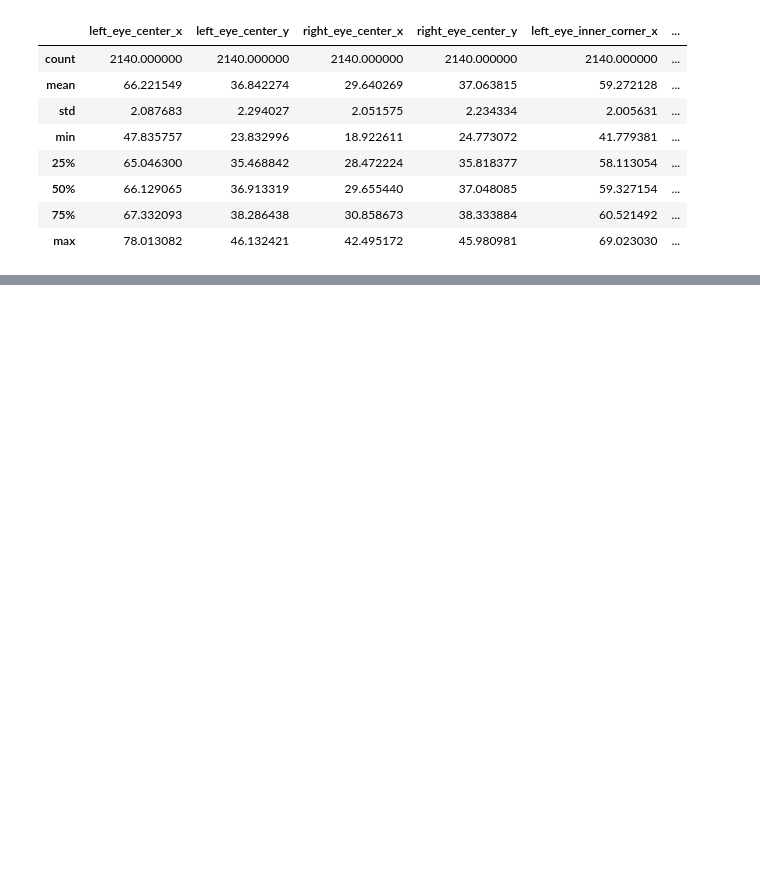
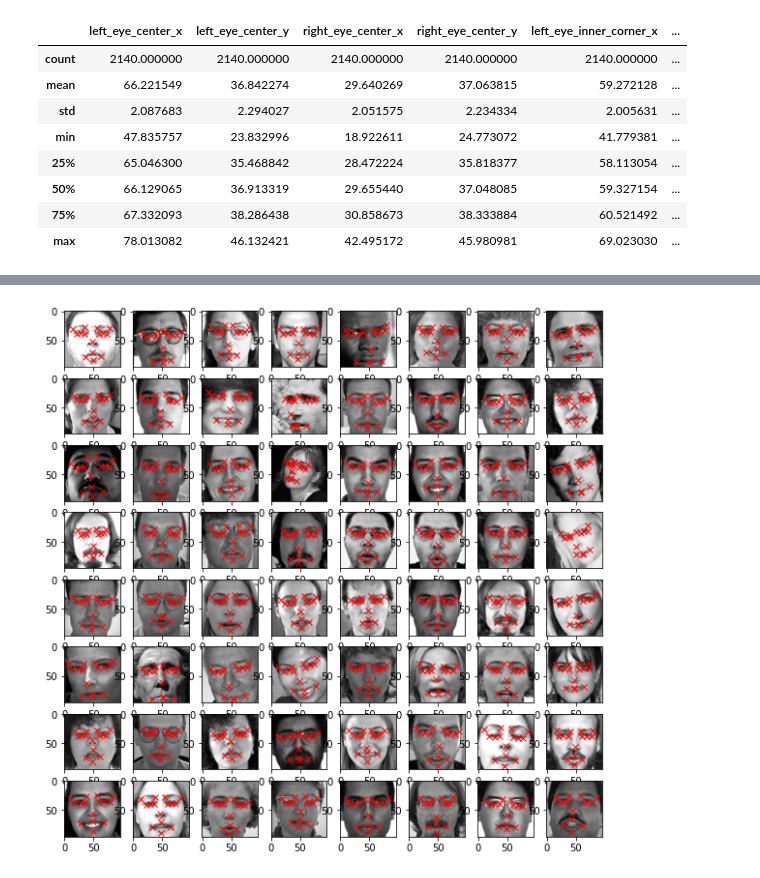
Before and after one commit to astha77-bot/Fizzog, a Jupyter notebook: Fizzog.ipynb, the cells around one changed output, grey strips where cells are left out. Cells and saved outputs as stored; diff of their text form; code cells hidden in the pictures; blank space fills up the shorter version.

```diff
--- a/Fizzog.ipynb
+++ b/Fizzog.ipynb
@@ -119,0 +138,12 @@ keyfacial_df.describe()
+# %%
+import random
+fig = plt.figure(figsize=(10, 10))
+
+for i in range(64):
+    k=random.randint(1,len(keyfacial_df))
+    ax = fig.add_subplot(8,8,i+1)
+    image = plt.imshow(keyfacial_df['Image'][k],cmap = 'gray')
+    for j in range(1,31,2):
+        plt.plot(keyfacial_df.loc[k][j-1], keyfacial_df.loc[k][j], 'rx')
+# %% [output]
+[figure, added]
```
Also changed, not shown: parts of 6 cells of this notebook.
